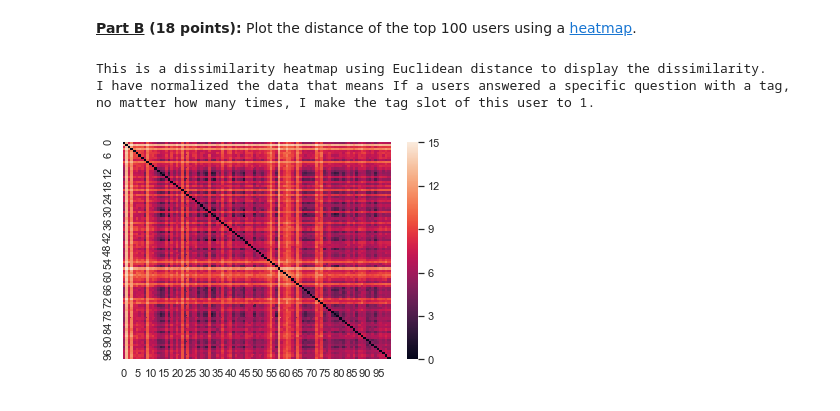
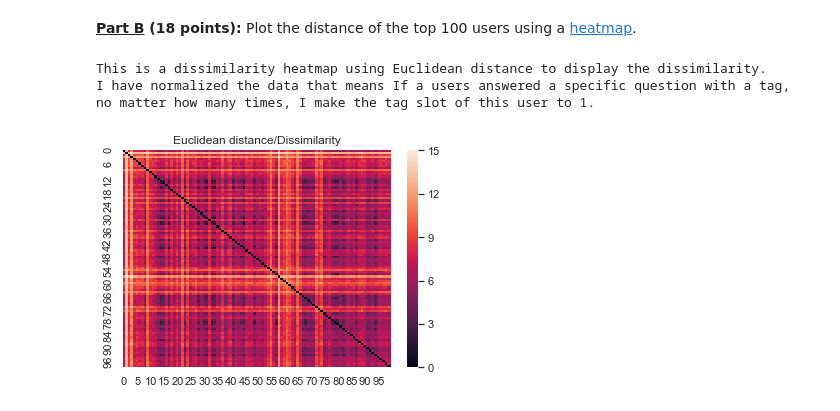
Before and after one commit to cnhexin/Data-Science, a Jupyter notebook: assignment-2018-09-21.ipynb, the cells around one changed output. Cells and saved outputs as stored; diff of their text form; code cells hidden in the pictures.

Commit message:
change data type

```diff
--- a/assignment-2018-09-21.ipynb
+++ b/assignment-2018-09-21.ipynb
@@ -235,16 +253,15 @@ print(similarity_dict)
 # %%
 import seaborn
 import matplotlib.pyplot as plt
 seaborn.set()
-df_pic = pd.DataFrame.from_dict(similarity_dict,
-                                orient = 'index').reset_index().drop('index',axis = 1)
+title = plt.axes()
 seaborn.heatmap(df_pic)
-ax.set_title('Euclidean distance/Dissimilarity')
+title.set_title('Euclidean distance/Dissimilarity')
 print("""This is a dissimilarity heatmap using Euclidean distance to display the dissimilarity.
 I have normalized the data that means If a users answered a specific question with a tag,
 no matter how many times, I make the tag slot of this user to 1.""")
 # %% [output]
 This is a dissimilarity heatmap using Euclidean distance to display the dissimilarity.
 I have normalized the data that means If a users answered a specific question with a tag,
 no matter how many times, I make the tag slot of this user to 1.
-[figure, old version]
+[figure, new version]
```
Also changed, not shown: parts of 1 cell of this notebook.
